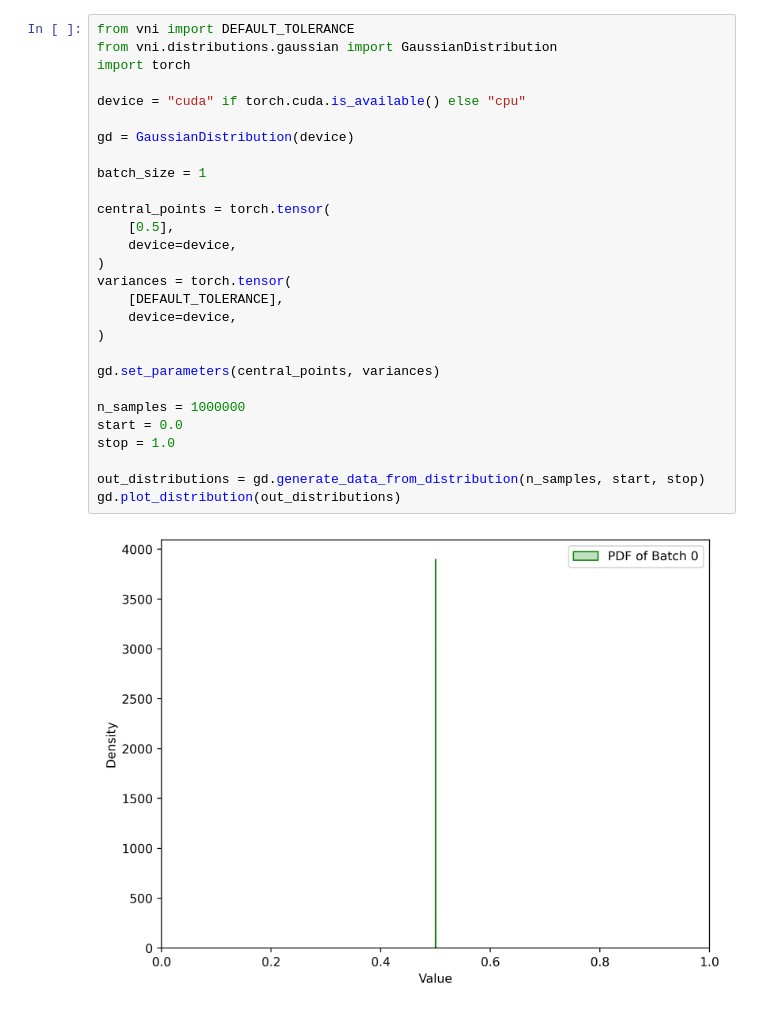
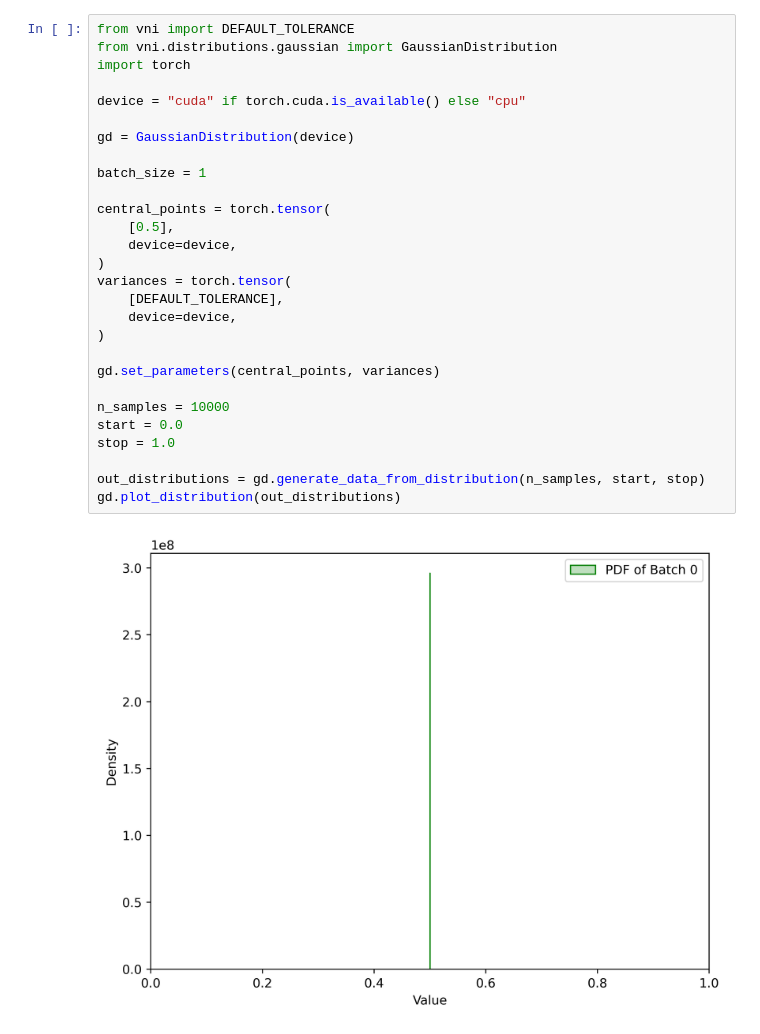
Before and after one commit to Giovannibriglia/VectorizedNumericalIntervention, a Jupyter notebook: vni/examples/display_distributions.ipynb, the cells around one changed output. Cells and saved outputs as stored; diff of their text form.

```diff
--- a/vni/examples/display_distributions.ipynb
+++ b/vni/examples/display_distributions.ipynb
@@ -1,33 +1,33 @@
 # %%
 from vni import DEFAULT_TOLERANCE
 from vni.distributions.gaussian import GaussianDistribution
 import torch
 
 device = "cuda" if torch.cuda.is_available() else "cpu"
 
 gd = GaussianDistribution(device)
 
 batch_size = 1
 
 central_points = torch.tensor(
     [0.5],
     device=device,
 )
 variances = torch.tensor(
     [DEFAULT_TOLERANCE],
     device=device,
 )
 
 gd.set_parameters(central_points, variances)
 
-n_samples = 1000000
+n_samples = 10000
 start = 0.0
 stop = 1.0
 
 out_distributions = gd.generate_data_from_distribution(n_samples, start, stop)
 gd.plot_distribution(out_distributions)
 # %% [output]
-[figure, old version]
+[figure, new version]
 # %%
 from vni.distributions.gaussian import GaussianDistribution
 import torch
```
Also changed, not shown: parts of 1 cell of this notebook.
